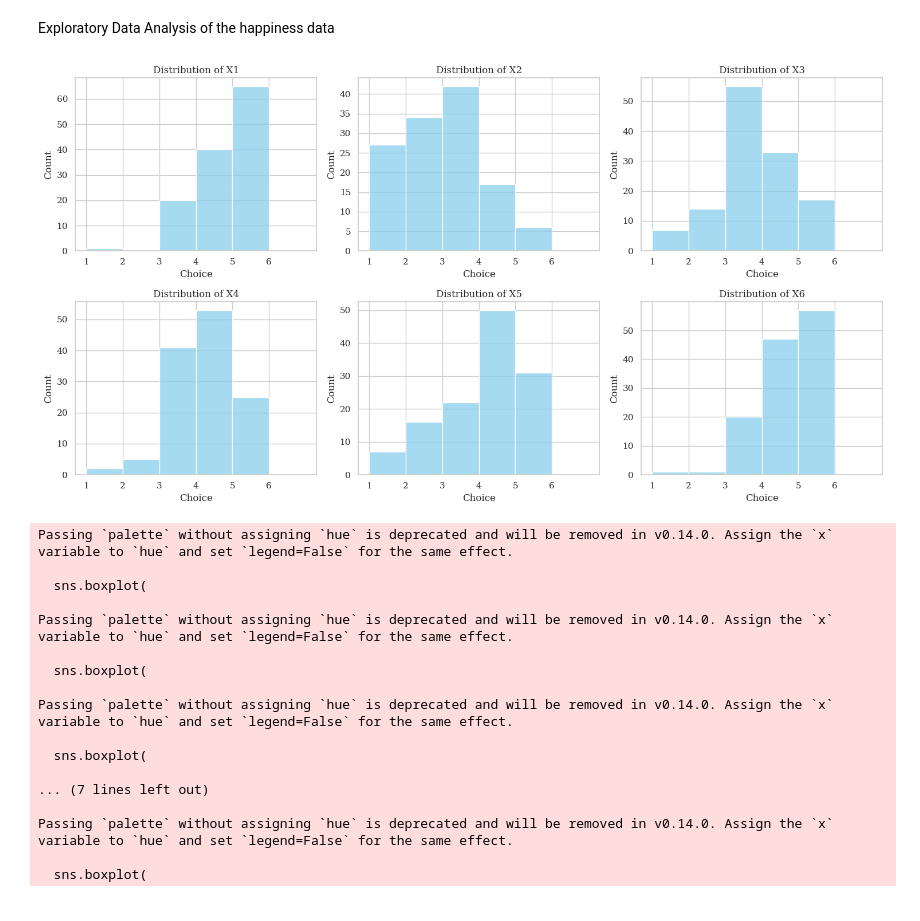
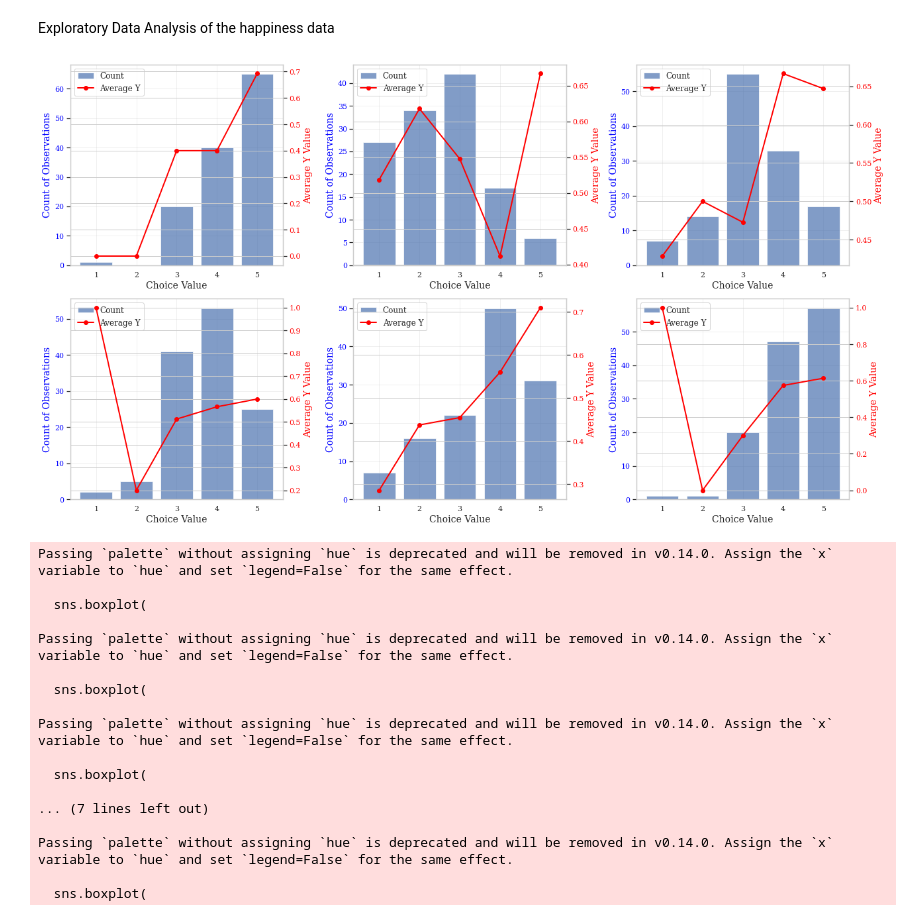
Before and after one commit to SamarpanChakraborty97/ML-Projects, a Jupyter notebook: HappyCustomers_Revised.ipynb, the cells around one changed output. Cells and saved outputs as stored; diff of their text form; code cells hidden in the pictures.

```diff
--- a/HappyCustomers_Revised.ipynb
+++ b/HappyCustomers_Revised.ipynb
@@ -67,26 +67,63 @@ X6    0
 dtype: int64
 # %% [markdown]
 Exploratory Data Analysis of the happiness data
-# %%
-# Visualizing the distribution of choices for each feature in the happiness survey dataset
-
-plt.rcParams["font.family"] = "serif"
-fig, axes = plt.subplots(2, 3, figsize=(15, 8))
-features = ['X1', 'X2', 'X3', 'X4', 'X5', 'X6']
-
-for idx, feature in enumerate(features):
-    row = idx // 3
-    col = idx % 3
-    sns.histplot(happiness_data[feature], bins=range(1, 8), kde=False, ax=axes[row, col], color='skyblue')
-    axes[row, col].set_title(f'Distribution of {feature}')
-    axes[row, col].set_xlabel('Choice')
-    axes[row, col].set_ylabel('Count')
-    axes[row, col].set_xticks(range(1, 6+1))
-
-plt.tight_layout()
-plt.show()
-# %% [output]
-[figure, removed]
+# %%
+plt.rcParams["font.family"] = "serif"
+
+# Create subplots
+fig, axes = plt.subplots(2, 3, figsize=(18, 10))
+features = ['X1', 'X2', 'X3', 'X4', 'X5', 'X6']
+
+for idx, feature in enumerate(features):
+    row = idx // 3
+    col = idx % 3
+
+    # Calculate counts and average Y values for each choice
+    vals = [1, 2, 3, 4, 5]
+    counts = []
+    avg_y_values = []
+
+    for val in vals:
+        # Filter data for current feature value
+        mask = happiness_data[feature] == val
+        filtered_data = happiness_data[mask]
+
+        # Count observations
+        count = len(filtered_data)
+        counts.append(count)
+
+        # Calculate average Y value (handle case where no observations exist)
+        if count > 0:
+            avg_y = filtered_data['Y'].mean()
+        else:
+            avg_y = 0
+        avg_y_values.append(avg_y)
+
+    # Create the primary axis for counts (bar plot)
+    ax1 = axes[row, col]
+    bars = ax1.bar(vals, counts, alpha=0.7, label='Count')
+    ax1.set_xlabel('Choice Value', fontsize=14)
+    ax1.set_ylabel('Count of Observations', color='blue', fontsize=14)
+    ax1.tick_params(axis='y', labelcolor='blue')
+    ax1.set_xticks(vals)
+    ax1.grid(True, alpha=0.3)
+
+    # Create secondary y-axis for average Y values (line plot)
+    ax2 = ax1.twinx()
+    line = ax2.plot(vals, avg_y_values, color='red', marker='o', linewidth=2,
+                    markersize=6, label='Average Y')
+    ax2.set_ylabel('Average Y Value', color='red', fontsize=14)
+    ax2.tick_params(axis='y', labelcolor='red')
+
+    # Create combined legend
+    lines1, labels1 = ax1.get_legend_handles_labels()
+    lines2, labels2 = ax2.get_legend_handles_labels()
+    ax1.legend(lines1 + lines2, labels1 + labels2, loc='upper left', fontsize=12)
+
+plt.tight_layout()
+plt.show()
+# %% [output]
+[figure, added]
 # %%
 fig, axes = plt.subplots(2, 3, figsize=(15, 8))
 for idx, feature in enumerate(features):
```
Also changed, not shown: parts of 2 cells of this notebook.
